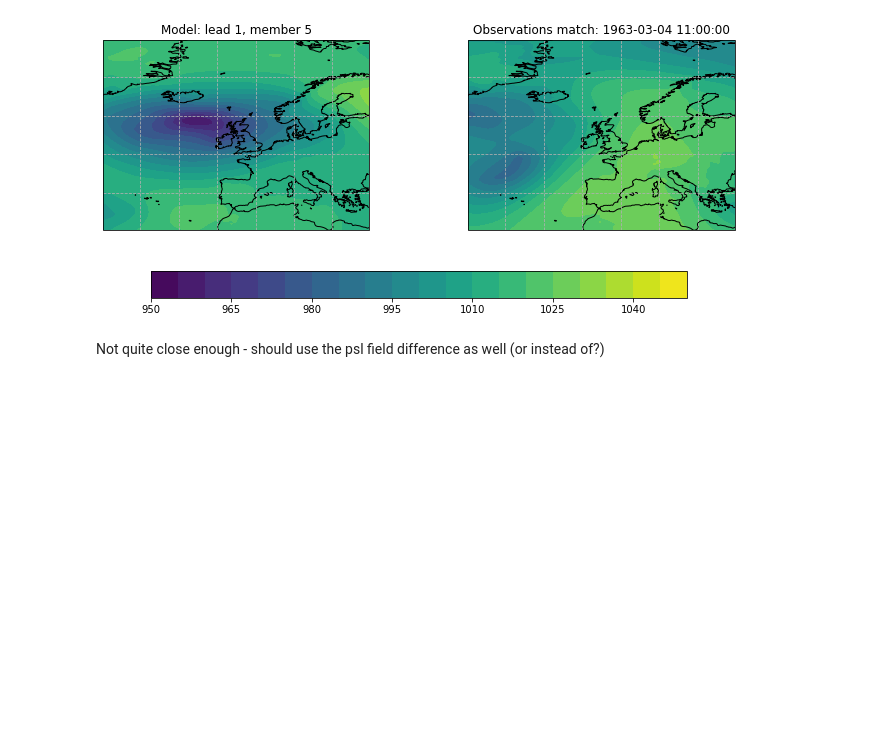
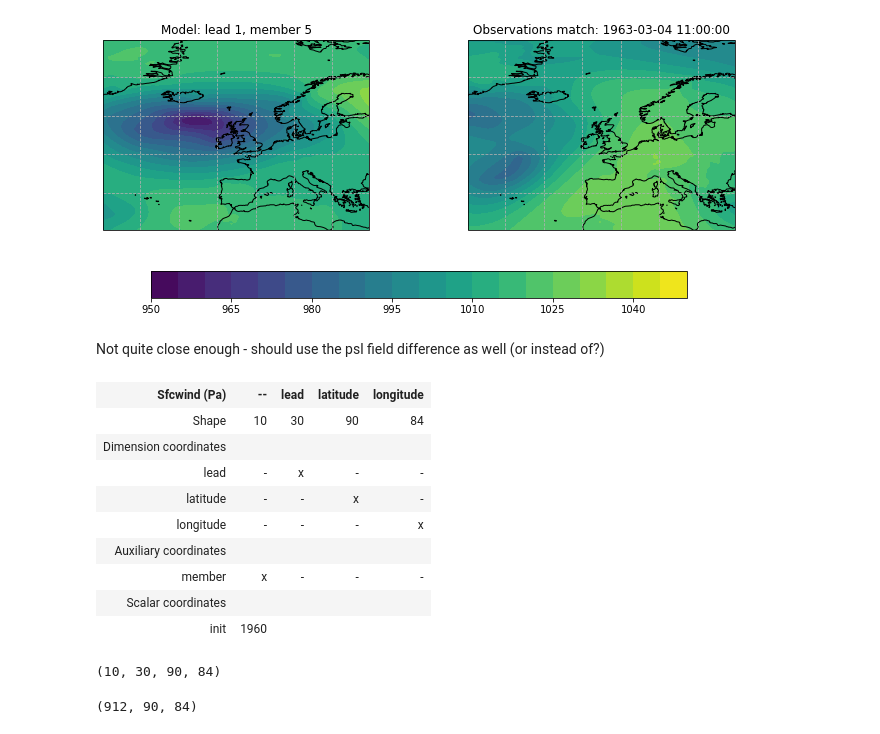
Before and after one commit to benhutchmet/unseen_multi_year, a Jupyter notebook: testing_model_analogs.ipynb, the cells around one changed output. Saved outputs shown, nothing was run; the diff lists cells and outputs as text; code cells hidden in the pictures; blank space fills up the shorter version.

```diff
--- a/testing_model_analogs.ipynb
+++ b/testing_model_analogs.ipynb
@@ -749,3 +752,19 @@ cbar = plt.colorbar(myplot, ax=axs, orientation='horizontal', shrink=0.8)
 [figure]
 # %% [markdown]
 Not quite close enough - should use the psl field difference as well (or instead of?)
+# %%
+# set the units for the model cube as Pa
+model_cube.units = "Pa"
+# %%
+model_cube
+# %% [output]
+| Sfcwind (Pa) | -- | lead | latitude | longitude |
+| Shape | 10 | 30 | 90 | 84 |
+| Dimension coordinates |  |  |  |  |
+| lead | - | x | - | - |
+| latitude | - | - | x | - |
+| longitude | - | - | - | x |
+| Auxiliary coordinates |  |  |  |  |
+| member | x | - | - | - |
+| Scalar coordinates |  |  |  |  |
+| init | 1960 |  |  |  |
@@ -751,0 +786,8 @@ Not quite close enough - should use the psl field difference as well (or instead
+# %%
+model_cube_array.shape
+# %% [output]
+(10, 30, 90, 84)
+# %%
+obs_cube_regrid_first_5_years_array.shape
+# %% [output]
+(912, 90, 84)
```
Also changed, not shown: parts of 11 cells of this notebook.
